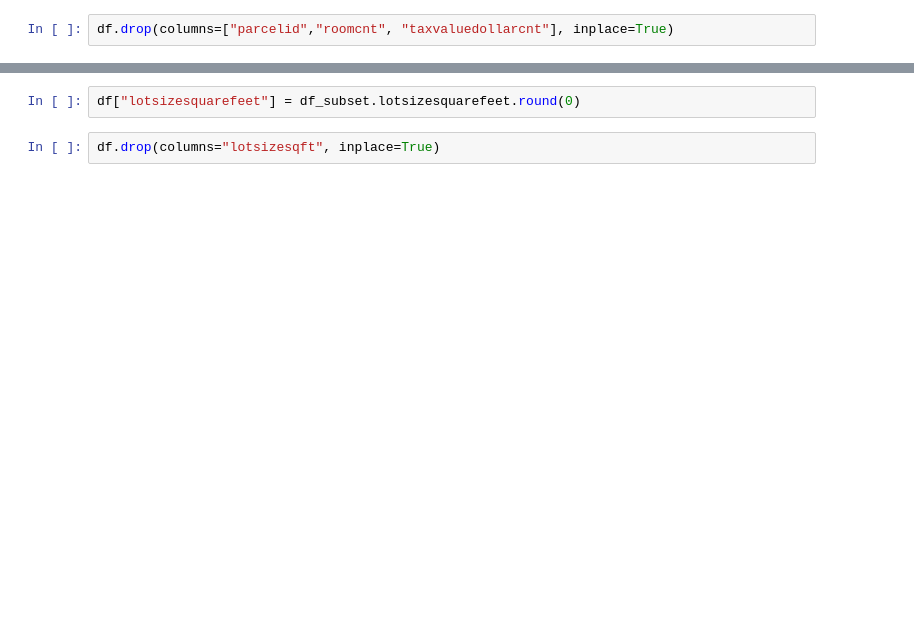
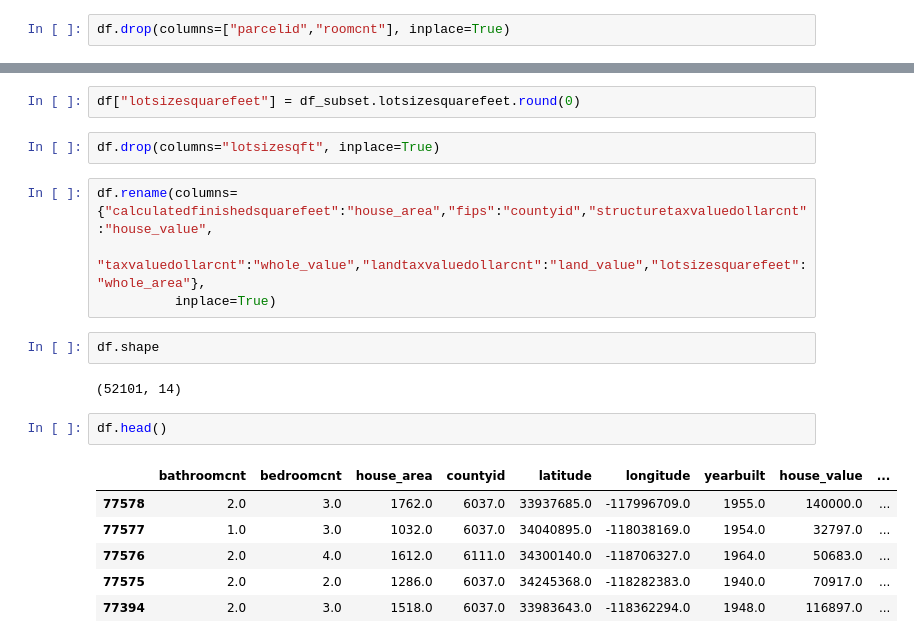
Before and after one commit to RainierCluster/zillow-cluster, a Jupyter notebook: mists_clustsers.ipynb, the cells around one changed output, grey strips where cells are left out. Drawn from its saved outputs; the diff is of its cells as text; blank space fills up the shorter version.

```diff
--- a/mists_clustsers.ipynb
+++ b/mists_clustsers.ipynb
@@ -541,7 +541,7 @@ df.roomcnt.value_counts()
 1.0         1
 Name: roomcnt, dtype: int64
 # %%
-df.drop(columns=["parcelid","roomcnt", "taxvaluedollarcnt"], inplace=True)
+df.drop(columns=["parcelid","roomcnt"], inplace=True)
 # %%
 df["lotsizesquarefeet"] = df_subset.lotsizesquarefeet.round(0)
 # %%
@@ -570,3 +571,20 @@ memory usage: 8.5+ MB
 df["lotsizesquarefeet"] = df_subset.lotsizesquarefeet.round(0)
 # %%
 df.drop(columns="lotsizesqft", inplace=True)
+# %%
+df.rename(columns={"calculatedfinishedsquarefeet":"house_area","fips":"countyid","structuretaxvaluedollarcnt":"house_value",
+                   "taxvaluedollarcnt":"whole_value","landtaxvaluedollarcnt":"land_value","lotsizesquarefeet":"whole_area"},
+          inplace=True)
+# %%
+df.shape
+# %% [output]
+(52101, 14)
+# %%
+df.head()
+# %% [output]
+|  | bathroomcnt | bedroomcnt | house_area | countyid | latitude | longitude | yearbuilt | house_value | ... |
+| 77578 | 2.0 | 3.0 | 1762.0 | 6037.0 | 33937685.0 | -117996709.0 | 1955.0 | 140000.0 | ... |
+| 77577 | 1.0 | 3.0 | 1032.0 | 6037.0 | 34040895.0 | -118038169.0 | 1954.0 | 32797.0 | ... |
+| 77576 | 2.0 | 4.0 | 1612.0 | 6111.0 | 34300140.0 | -118706327.0 | 1964.0 | 50683.0 | ... |
+| 77575 | 2.0 | 2.0 | 1286.0 | 6037.0 | 34245368.0 | -118282383.0 | 1940.0 | 70917.0 | ... |
+| 77394 | 2.0 | 3.0 | 1518.0 | 6037.0 | 33983643.0 | -118362294.0 | 1948.0 | 116897.0 | ... |
```
Also changed, not shown: parts of 2 cells of this notebook.
